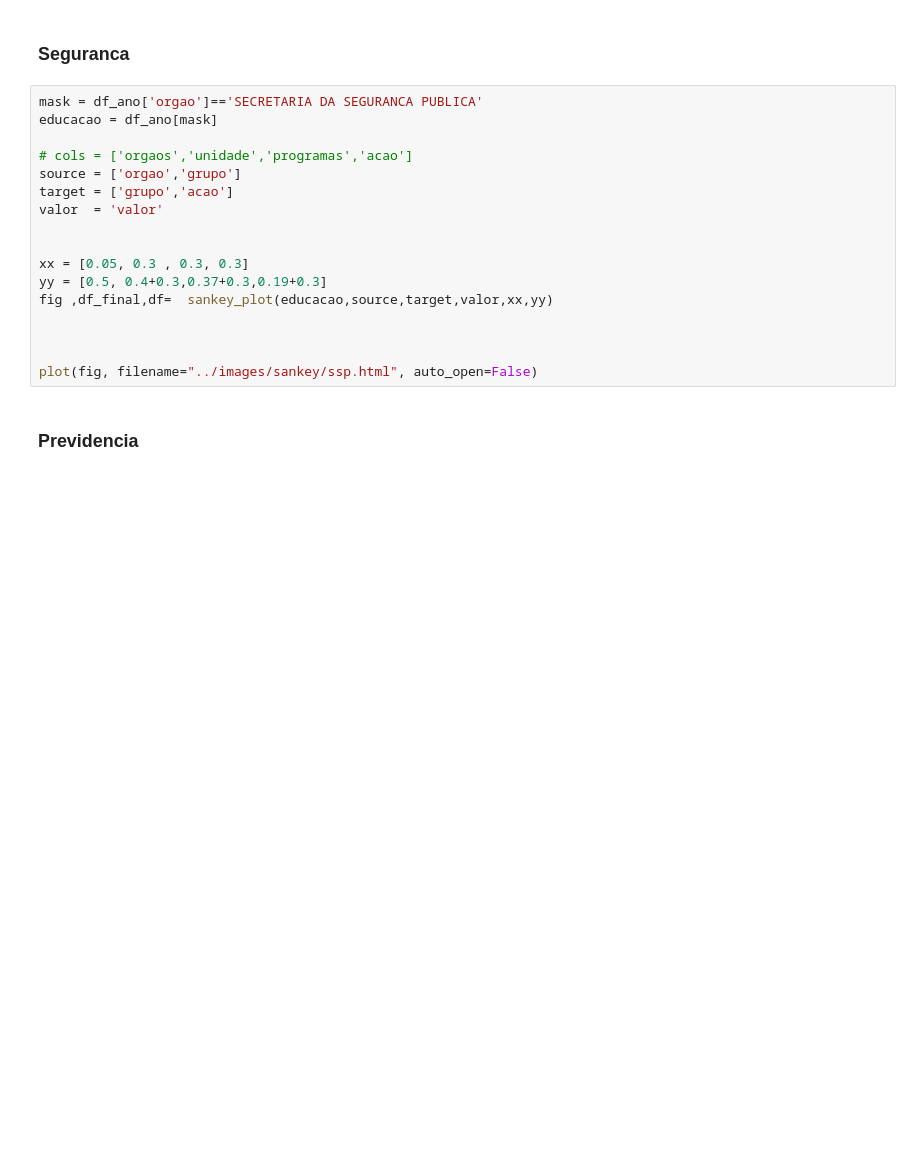
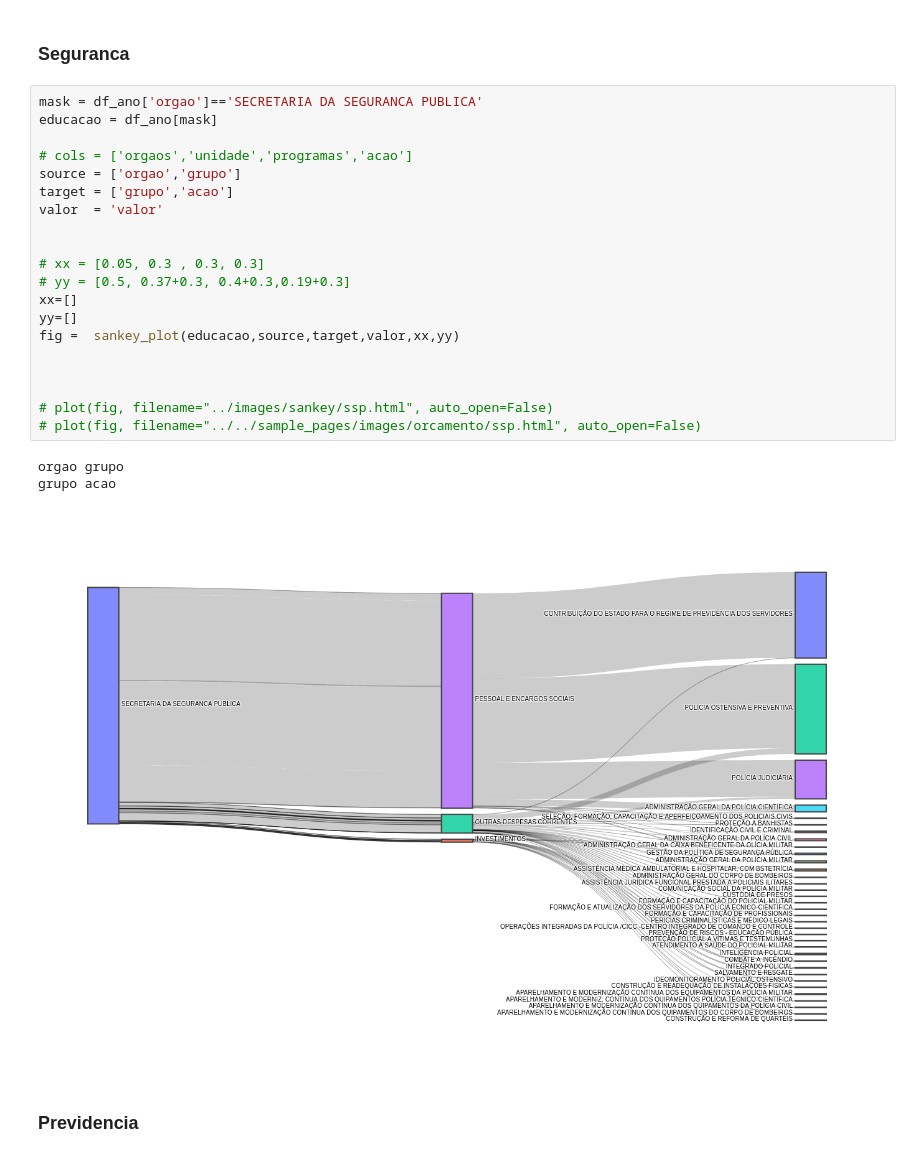
Before and after one commit to d116626/orcamento_sp, a Jupyter notebook: notebooks/1 - explore_2020.ipynb, the cells around one changed output. Cells and saved outputs as stored; diff of their text form; blank space fills up the shorter version.

```diff
--- a/notebooks/1 - explore_2020.ipynb
+++ b/notebooks/1 - explore_2020.ipynb
@@ -610,20 +696,27 @@ yy = [0, 0.57, 0.59, 0.3, 0.48]
 # %%
 mask = df_ano['orgao']=='SECRETARIA DA SEGURANCA PUBLICA'
 educacao = df_ano[mask]
 
 # cols = ['orgaos','unidade','programas','acao']
 source = ['orgao','grupo']
 target = ['grupo','acao']
 valor  = 'valor'
 
 
-xx = [0.05, 0.3 , 0.3, 0.3]
-yy = [0.5, 0.4+0.3,0.37+0.3,0.19+0.3]
-fig ,df_final,df=  sankey_plot(educacao,source,target,valor,xx,yy)
+# xx = [0.05, 0.3 , 0.3, 0.3]
+# yy = [0.5, 0.37+0.3, 0.4+0.3,0.19+0.3]
+xx=[]
+yy=[]
+fig =  sankey_plot(educacao,source,target,valor,xx,yy)
 
 
 
-plot(fig, filename="../images/sankey/ssp.html", auto_open=False)
+# plot(fig, filename="../images/sankey/ssp.html", auto_open=False)
+# plot(fig, filename="../../sample_pages/images/orcamento/ssp.html", auto_open=False)
+# %% [output]
+orgao grupo
+grupo acao
+[figure, added]
 # %% [markdown]
 ### Previdencia
 # %%
```
Also changed, not shown: parts of 25 cells of this notebook.
